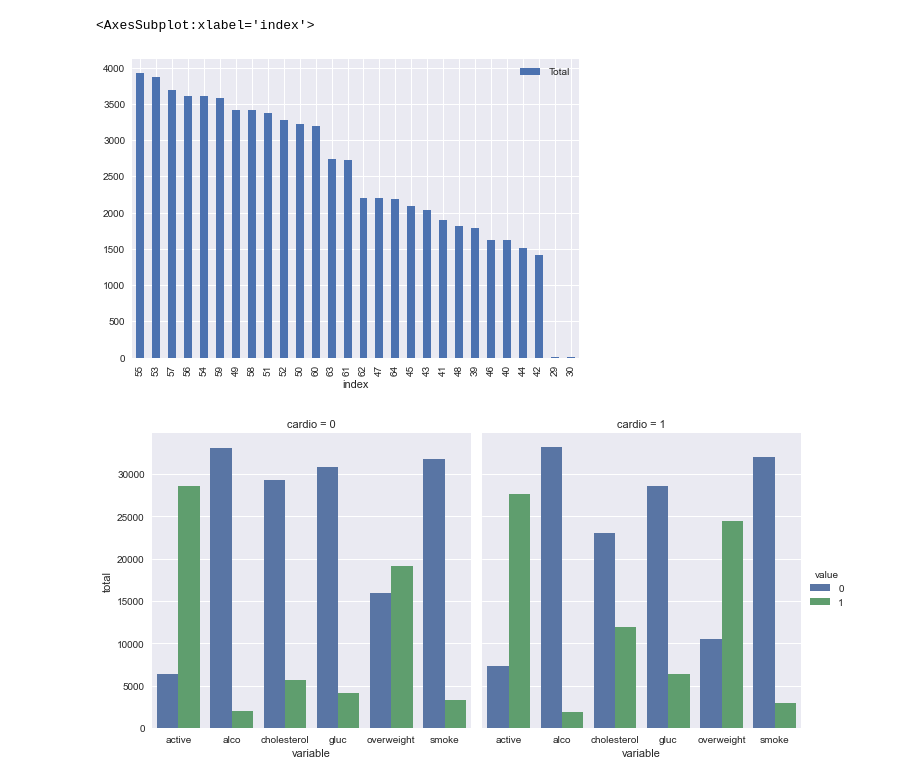
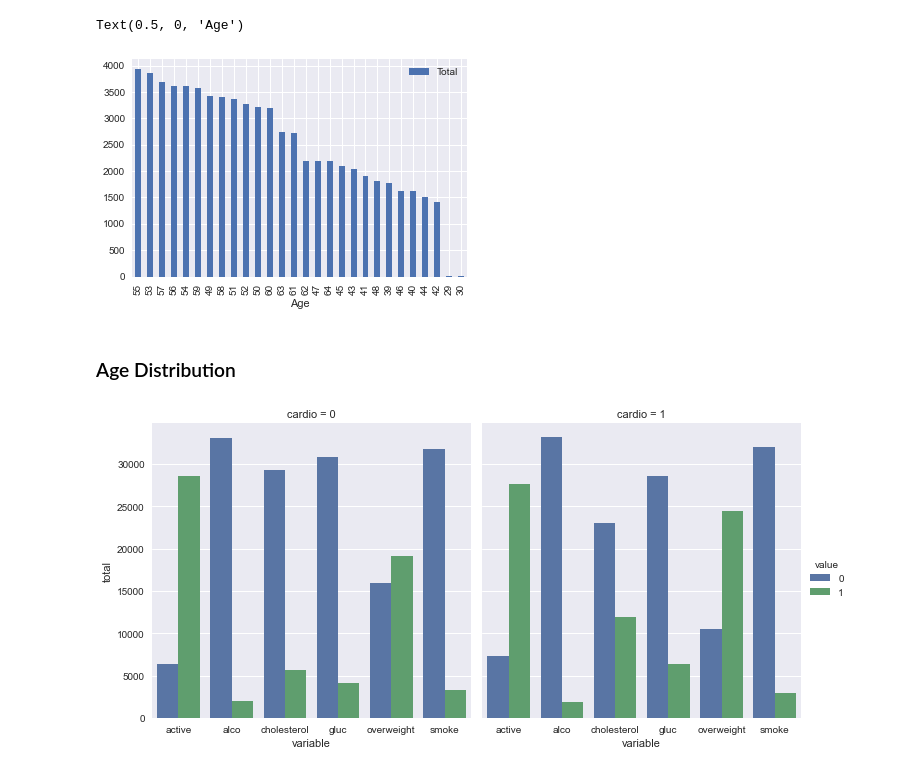
Before and after one commit to MohamedAbdElgni/Medical_Ex, a Jupyter notebook: WOrk with medical data.ipynb, the cells around one changed output. Saved outputs shown, nothing was run; the diff lists cells and outputs as text; code cells hidden in the pictures.

```diff
--- a/WOrk with medical data.ipynb
+++ b/WOrk with medical data.ipynb
@@ -1,24 +1,27 @@
 # %%
 import pandas as pd
 import numpy as np
 import seaborn as sns
 import matplotlib.pyplot as plt
 plt.style.use('seaborn')
 df=pd.read_csv("medical_examination.csv")
 df.isnull().sum(axis=0)
 #just checking that thea data is cleaned
 #...... its so clean
 #making age in years instade of Days
 df['age']=(df['age']/365).astype(int)
 
 #df['sex'].value_counts()
 #with sex Col i suppose that 1=Male , 2=Female
 df['sex'].replace({1:'Male',2:'Female',3:'Unknown'},inplace=True)
 age_chart=df['age'].value_counts().reset_index(name='Total')
 age_chart.plot(kind='bar',x='index',y='Total',grid='seaborn')
+plt.xlabel('Age')
 # %% [output]
-<AxesSubplot:xlabel='index'>
+Text(0.5, 0, 'Age')
-[figure, old version]
+[figure, new version]
+# %% [markdown]
+### Age Distribution
 # %%
 # Add 'overweight' column
 df['overweight'] = np.where((df["weight"]/((df["height"]/100)**2))  >25,1,0,)
```
Also changed, not shown: parts of 10 cells of this notebook, 2 other files.
